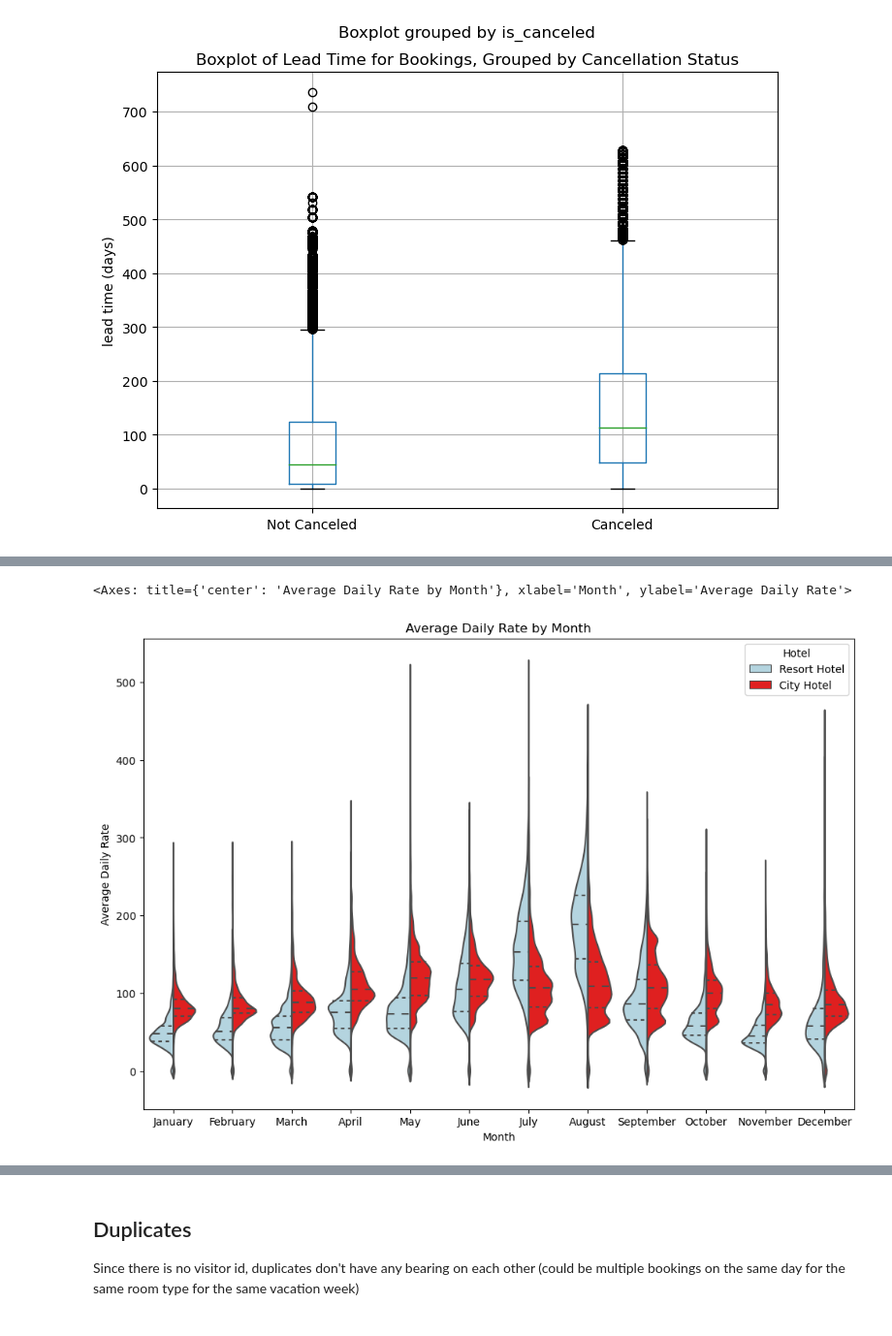
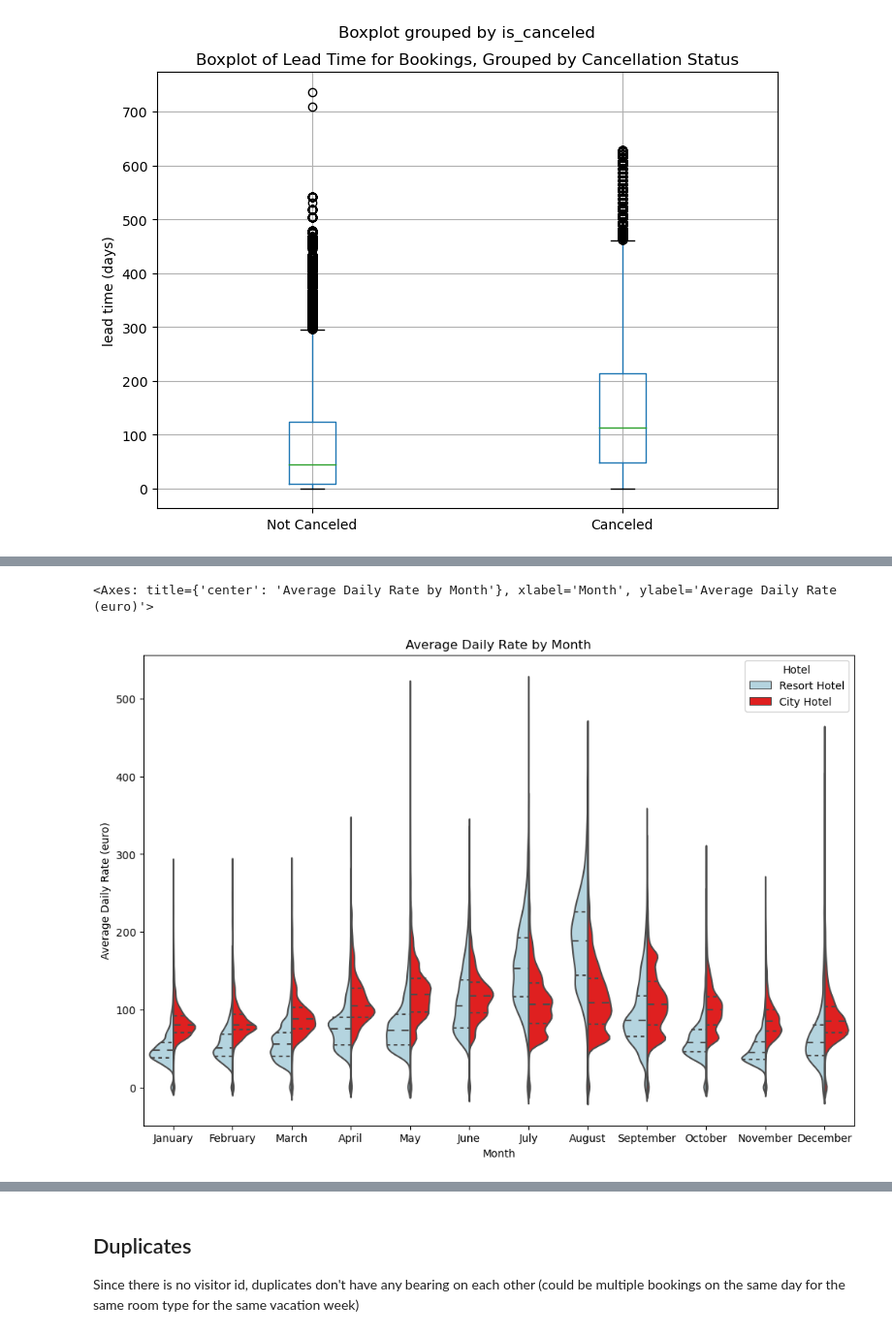
Before and after one commit to rebekahrest/data1030-final-project, a Jupyter notebook: Final Project.ipynb, the cells around one changed output, grey strips where cells are left out. Shown at 97% size. Saved outputs shown, nothing was run; the diff lists cells and outputs as text; code cells hidden in the pictures.

```diff
--- a/Final Project.ipynb
+++ b/Final Project.ipynb
@@ -380,7 +398,7 @@ adr_data = adr_data[adr_data['adr'] < 5000] #one weird outlier in March that mak
 column_name_mapping = {
     'hotel': 'Hotel',
     'arrival_date_month': 'Month',
-    'adr': 'Average Daily Rate'
+    'adr': 'Average Daily Rate (euro)'
 }
 
 adr_data.rename(columns=column_name_mapping, inplace=True)
@@ -393,7 +411,7 @@ adr_data["Month"] = pd.Categorical(adr_data["Month"], categories=ordered_months,
 
 plt.figure(figsize=(12, 8))
 plt.title("Average Daily Rate by Month")
-sns.violinplot(data=adr_data, x="Month", y="Average Daily Rate", hue="Hotel",
+sns.violinplot(data=adr_data, x="Month", y="Average Daily Rate (euro)", hue="Hotel",
                split=True, inner="quartile", fill=True,
                palette={"Resort Hotel": "lightblue", "City Hotel": "red"})
 # %% [output]
@@ -412,4 +430,4 @@ sns.violinplot(data=adr_data, x="Month", y="Average Daily Rate", hue="Hotel",
 
 [119209 rows x 3 columns]
-<Axes: title={'center': 'Average Daily Rate by Month'}, xlabel='Month', ylabel='Average Daily Rate'>
+<Axes: title={'center': 'Average Daily Rate by Month'}, xlabel='Month', ylabel='Average Daily Rate (euro)'>
-[figure, old version]
+[figure, new version]
```
Also changed, not shown: parts of 13 cells of this notebook.
